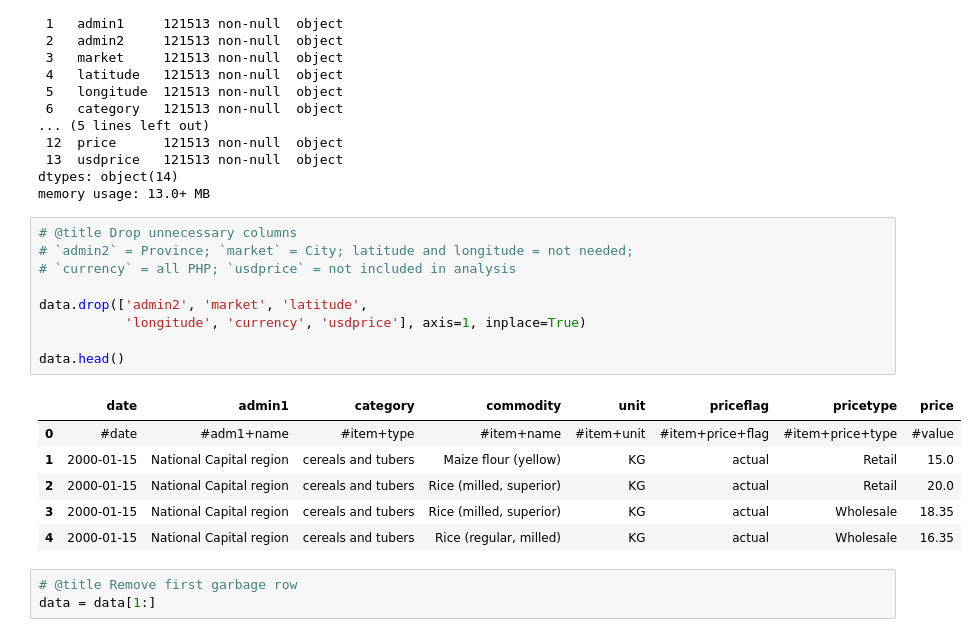
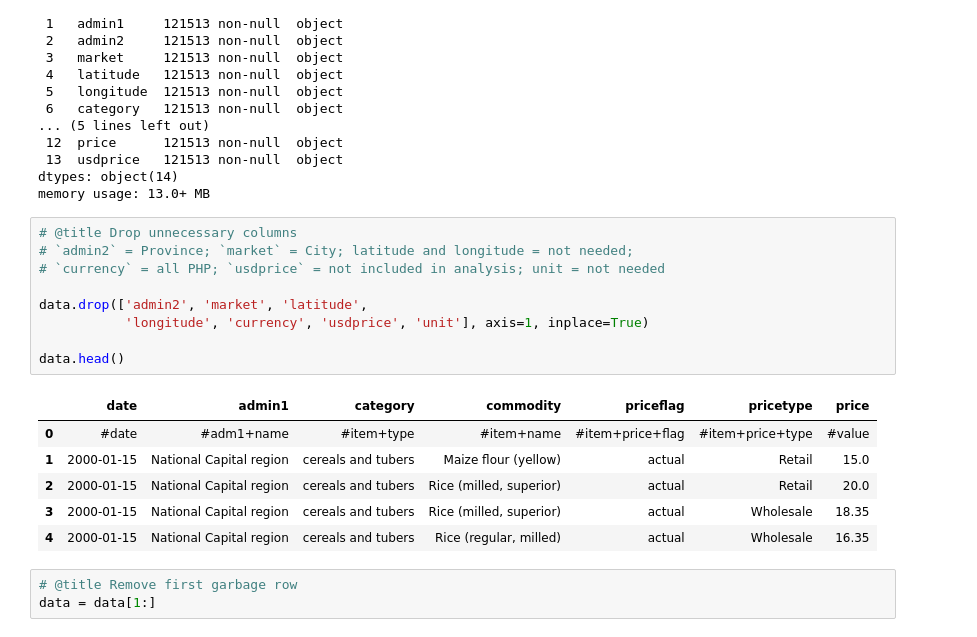
Before and after one commit to NeoGregorio/commodity-predict, a Jupyter notebook: prediction-model.ipynb, the cells around one changed output. Drawn from its saved outputs; the diff is of its cells as text.

```diff
--- a/prediction-model.ipynb
+++ b/prediction-model.ipynb
@@ -73,19 +73,19 @@ memory usage: 13.0+ MB
 # %%
 # @title Drop unnecessary columns
 # `admin2` = Province; `market` = City; latitude and longitude = not needed;
-# `currency` = all PHP; `usdprice` = not included in analysis
+# `currency` = all PHP; `usdprice` = not included in analysis; unit = not needed
 
 data.drop(['admin2', 'market', 'latitude',
-           'longitude', 'currency', 'usdprice'], axis=1, inplace=True)
+           'longitude', 'currency', 'usdprice', 'unit'], axis=1, inplace=True)
 
 data.head()
 # %% [output]
-|  | date | admin1 | category | commodity | unit | priceflag | pricetype | price |
-| 0 | #date | #adm1+name | #item+type | #item+name | #item+unit | #item+price+flag | #item+price+type | #value |
-| 1 | 2000-01-15 | National Capital region | cereals and tubers | Maize flour (yellow) | KG | actual | Retail | 15.0 |
-| 2 | 2000-01-15 | National Capital region | cereals and tubers | Rice (milled, superior) | KG | actual | Retail | 20.0 |
-| 3 | 2000-01-15 | National Capital region | cereals and tubers | Rice (milled, superior) | KG | actual | Wholesale | 18.35 |
-| 4 | 2000-01-15 | National Capital region | cereals and tubers | Rice (regular, milled) | KG | actual | Wholesale | 16.35 |
+|  | date | admin1 | category | commodity | priceflag | pricetype | price |
+| 0 | #date | #adm1+name | #item+type | #item+name | #item+price+flag | #item+price+type | #value |
+| 1 | 2000-01-15 | National Capital region | cereals and tubers | Maize flour (yellow) | actual | Retail | 15.0 |
+| 2 | 2000-01-15 | National Capital region | cereals and tubers | Rice (milled, superior) | actual | Retail | 20.0 |
+| 3 | 2000-01-15 | National Capital region | cereals and tubers | Rice (milled, superior) | actual | Wholesale | 18.35 |
+| 4 | 2000-01-15 | National Capital region | cereals and tubers | Rice (regular, milled) | actual | Wholesale | 16.35 |
 # %%
 # @title Remove first garbage row
 data = data[1:]
```
Also changed, not shown: parts of 22 cells of this notebook.
